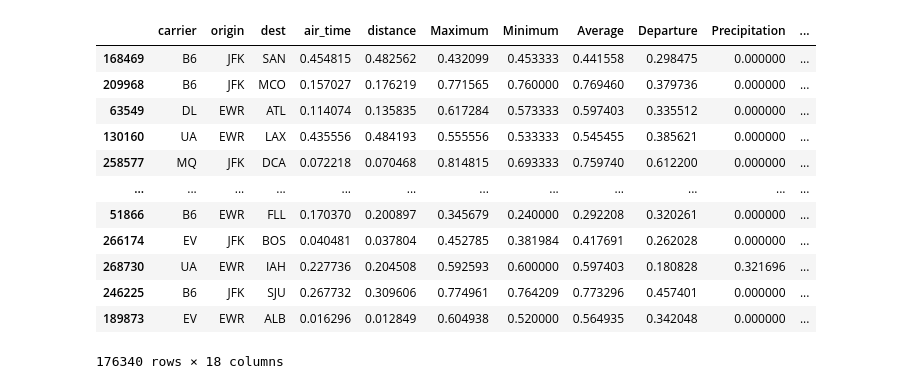
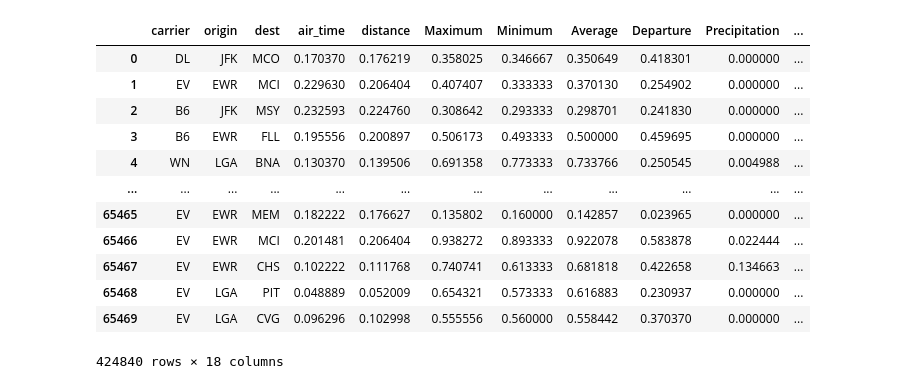
Before and after one commit to hughman98/Determining-Causes-of-Flight-Delays-CSC-522, a Jupyter notebook: code/DecisionTree.ipynb, the cells around one changed output. Drawn from its saved outputs; the diff is of its cells as text; code cells hidden in the pictures.

Commit message:
Changed code to reference test_set data

```diff
--- a/code/DecisionTree.ipynb
+++ b/code/DecisionTree.ipynb
@@ -6,4 +6,17 @@ import matplotlib.pyplot as plt
 from sklearn.preprocessing import MinMaxScaler
 
 cur_dir = os.getcwd()
-df = pd.read_csv(cur_dir + '/../data/train_set_artificial.csv', low_memory=False)
+train_set = pd.read_csv(cur_dir + '/../data/train_set_artificial.csv', low_memory=False)
+test_set = pd.read_csv(cur_dir + '/../data/test_set.csv', low_memory=False)
+val_set = pd.read_csv(cur_dir + '/../data/test_set.csv', low_memory=False)
+
+df = pd.concat([train_set, test_set, val_set], axis=0)
+
+X_train = train_set.drop(['delay_class'],axis=1)
+y_train = train_set['delay_class']
+
+X_val = val_set.drop(['delay_class'],axis=1)
+y_val = val_set['delay_class']
+
+X_test = test_set.drop(['delay_class'],axis=1)
+y_test = test_set['delay_class']
@@ -39,19 +23,19 @@ test_set = X_test.join(y_test)
 # %%
-train_set
+df
 # %% [output]
 |  | carrier | origin | dest | air_time | distance | Maximum | Minimum | Average | Departure | Precipitation | ... |
-| 168469 | B6 | JFK | SAN | 0.454815 | 0.482562 | 0.432099 | 0.453333 | 0.441558 | 0.298475 | 0.000000 | ... |
-| 209968 | B6 | JFK | MCO | 0.157027 | 0.176219 | 0.771565 | 0.760000 | 0.769460 | 0.379736 | 0.000000 | ... |
-| 63549 | DL | EWR | ATL | 0.114074 | 0.135835 | 0.617284 | 0.573333 | 0.597403 | 0.335512 | 0.000000 | ... |
-| 130160 | UA | EWR | LAX | 0.435556 | 0.484193 | 0.555556 | 0.533333 | 0.545455 | 0.385621 | 0.000000 | ... |
-| 258577 | MQ | JFK | DCA | 0.072218 | 0.070468 | 0.814815 | 0.693333 | 0.759740 | 0.612200 | 0.000000 | ... |
+| 0 | DL | JFK | MCO | 0.170370 | 0.176219 | 0.358025 | 0.346667 | 0.350649 | 0.418301 | 0.000000 | ... |
+| 1 | EV | EWR | MCI | 0.229630 | 0.206404 | 0.407407 | 0.333333 | 0.370130 | 0.254902 | 0.000000 | ... |
+| 2 | B6 | JFK | MSY | 0.232593 | 0.224760 | 0.308642 | 0.293333 | 0.298701 | 0.241830 | 0.000000 | ... |
+| 3 | B6 | EWR | FLL | 0.195556 | 0.200897 | 0.506173 | 0.493333 | 0.500000 | 0.459695 | 0.000000 | ... |
+| 4 | WN | LGA | BNA | 0.130370 | 0.139506 | 0.691358 | 0.773333 | 0.733766 | 0.250545 | 0.004988 | ... |
 | ... | ... | ... | ... | ... | ... | ... | ... | ... | ... | ... | ... |
-| 51866 | B6 | EWR | FLL | 0.170370 | 0.200897 | 0.345679 | 0.240000 | 0.292208 | 0.320261 | 0.000000 | ... |
-| 266174 | EV | JFK | BOS | 0.040481 | 0.037804 | 0.452785 | 0.381984 | 0.417691 | 0.262028 | 0.000000 | ... |
-| 268730 | UA | EWR | IAH | 0.227736 | 0.204508 | 0.592593 | 0.600000 | 0.597403 | 0.180828 | 0.321696 | ... |
-| 246225 | B6 | JFK | SJU | 0.267732 | 0.309606 | 0.774961 | 0.764209 | 0.773296 | 0.457401 | 0.000000 | ... |
-| 189873 | EV | EWR | ALB | 0.016296 | 0.012849 | 0.604938 | 0.520000 | 0.564935 | 0.342048 | 0.000000 | ... |
+| 65465 | EV | EWR | MEM | 0.182222 | 0.176627 | 0.135802 | 0.160000 | 0.142857 | 0.023965 | 0.000000 | ... |
+| 65466 | EV | EWR | MCI | 0.201481 | 0.206404 | 0.938272 | 0.893333 | 0.922078 | 0.583878 | 0.022444 | ... |
+| 65467 | EV | EWR | CHS | 0.102222 | 0.111768 | 0.740741 | 0.613333 | 0.681818 | 0.422658 | 0.134663 | ... |
+| 65468 | EV | LGA | PIT | 0.048889 | 0.052009 | 0.654321 | 0.573333 | 0.616883 | 0.230937 | 0.000000 | ... |
+| 65469 | EV | LGA | CVG | 0.096296 | 0.102998 | 0.555556 | 0.560000 | 0.558442 | 0.370370 | 0.000000 | ... |
-176340 rows × 18 columns
+424840 rows × 18 columns
 # %%
 from sklearn.preprocessing import OneHotEncoder
 
```
Also changed, not shown: parts of 11 cells of this notebook.
